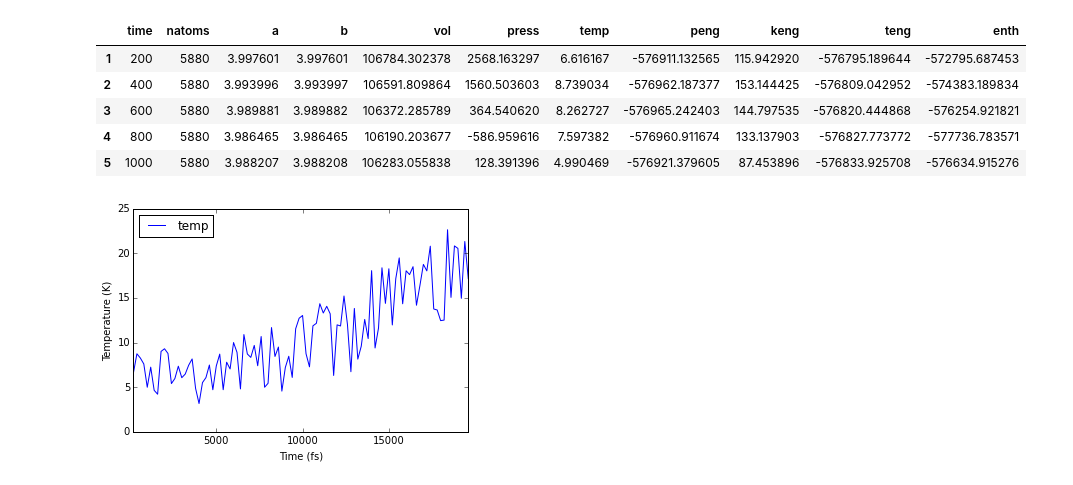
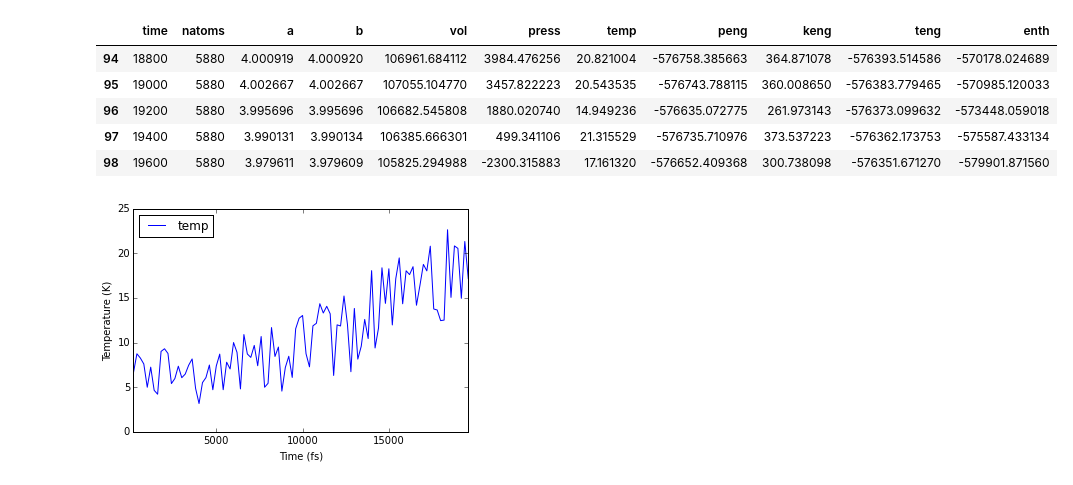
Before and after one commit to chrisjsewell/ipymd, a Jupyter notebook: example_analysis.ipynb, the cells around one changed output. Saved outputs shown, nothing was run; the diff lists cells and outputs as text; code cells hidden in the pictures.

```diff
--- a/example_analysis.ipynb
+++ b/example_analysis.ipynb
@@ -8,14 +8,14 @@ data = LAMMPS_Data(
     atom_path='ipymd/lammps_test_data/atom_dump/atoms_*.dump')
 # %%
 sys_data = data.get_system_data()
-sys_data.head()
+sys_data.tail()
 # %% [output]
 |  | time | natoms | a | b | vol | press | temp | peng | keng | teng | enth |
-| 1 | 200 | 5880 | 3.997601 | 3.997601 | 106784.302378 | 2568.163297 | 6.616167 | -576911.132565 | 115.942920 | -576795.189644 | -572795.687453 |
-| 2 | 400 | 5880 | 3.993996 | 3.993997 | 106591.809864 | 1560.503603 | 8.739034 | -576962.187377 | 153.144425 | -576809.042952 | -574383.189834 |
-| 3 | 600 | 5880 | 3.989881 | 3.989882 | 106372.285789 | 364.540620 | 8.262727 | -576965.242403 | 144.797535 | -576820.444868 | -576254.921821 |
-| 4 | 800 | 5880 | 3.986465 | 3.986465 | 106190.203677 | -586.959616 | 7.597382 | -576960.911674 | 133.137903 | -576827.773772 | -577736.783571 |
-| 5 | 1000 | 5880 | 3.988207 | 3.988208 | 106283.055838 | 128.391396 | 4.990469 | -576921.379605 | 87.453896 | -576833.925708 | -576634.915276 |
+| 94 | 18800 | 5880 | 4.000919 | 4.000920 | 106961.684112 | 3984.476256 | 20.821004 | -576758.385663 | 364.871078 | -576393.514586 | -570178.024689 |
+| 95 | 19000 | 5880 | 4.002667 | 4.002667 | 107055.104770 | 3457.822223 | 20.543535 | -576743.788115 | 360.008650 | -576383.779465 | -570985.120033 |
+| 96 | 19200 | 5880 | 3.995696 | 3.995696 | 106682.545808 | 1880.020740 | 14.949236 | -576635.072775 | 261.973143 | -576373.099632 | -573448.059018 |
+| 97 | 19400 | 5880 | 3.990131 | 3.990134 | 106385.666301 | 499.341106 | 21.315529 | -576735.710976 | 373.537223 | -576362.173753 | -575587.433134 |
+| 98 | 19600 | 5880 | 3.979611 | 3.979609 | 105825.294988 | -2300.315883 | 17.161320 | -576652.409368 | 300.738098 | -576351.671270 | -579901.871560 |
 # %%
 ax = sys_data.plot('time','temp')
 ax.set_xlabel('Time (fs)')
```
Also changed, not shown: parts of 2 cells of this notebook, 2 other files.
